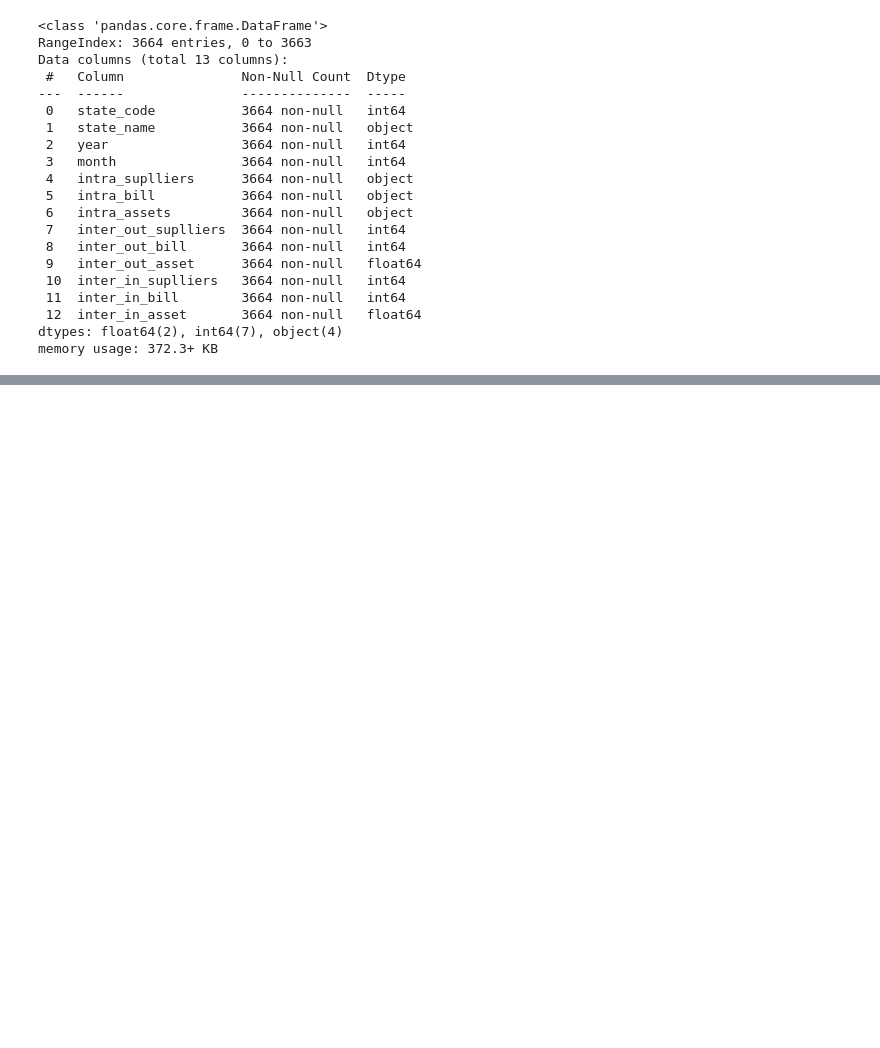
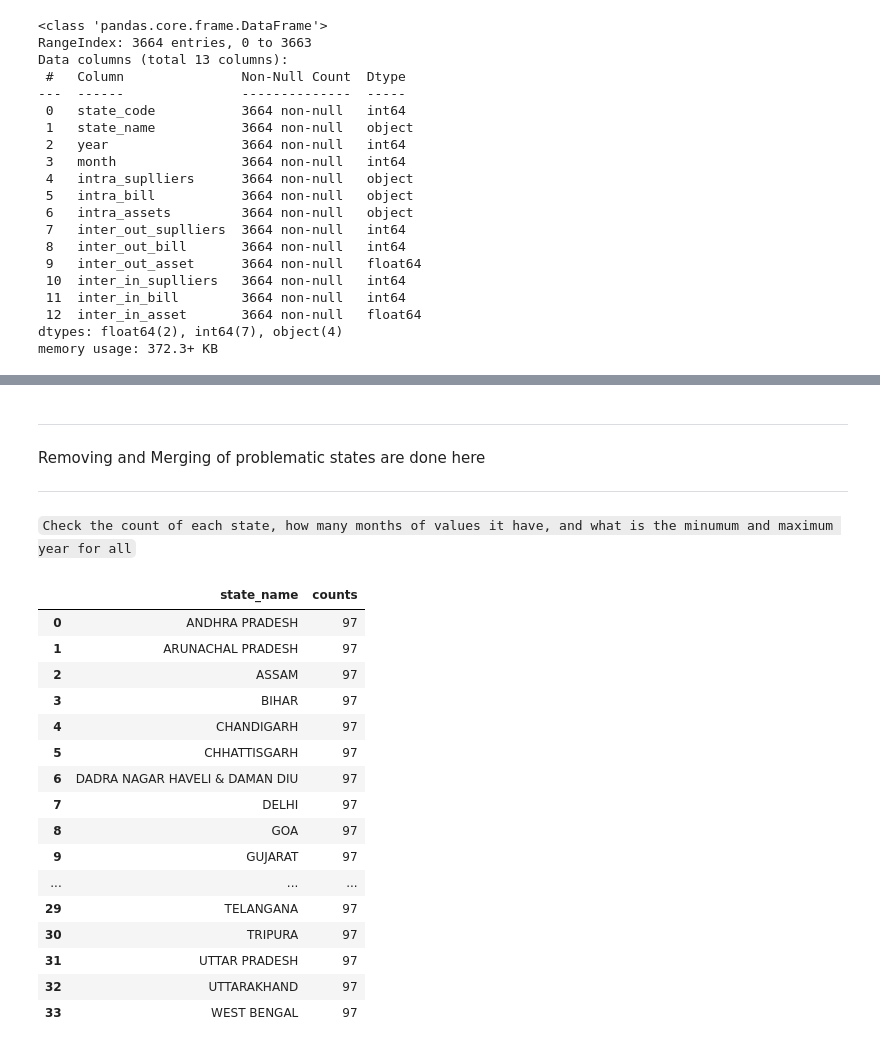
Before and after one commit to IamRaNo/the_distribution_hub_optimizer, a Jupyter notebook: notebooks/00_standardization.ipynb, the cells around one changed output, grey strips where cells are left out. Saved outputs shown, nothing was run; the diff lists cells and outputs as text; code cells hidden in the pictures; blank space fills up the shorter version.

```diff
--- a/notebooks/00_standardization.ipynb
+++ b/notebooks/00_standardization.ipynb
@@ -115,0 +249,27 @@ bill.select_dtypes(include='number').agg(['mean', 'median', 'std', 'min', 'max']
+# %% [markdown]
+---
+Removing and Merging of problematic states are done here
+
+---
+# %% [markdown]
+`Check the count of each state, how many months of values it have, and what is the minumum and maximum year for all`
+# %%
+bill.groupby('state_name')['month'].count().reset_index(name = 'counts')
+# %% [output]
+|  | state_name | counts |
+| 0 | ANDHRA PRADESH | 97 |
+| 1 | ARUNACHAL PRADESH | 97 |
+| 2 | ASSAM | 97 |
+| 3 | BIHAR | 97 |
+| 4 | CHANDIGARH | 97 |
+| 5 | CHHATTISGARH | 97 |
+| 6 | DADRA NAGAR HAVELI & DAMAN DIU | 97 |
+| 7 | DELHI | 97 |
+| 8 | GOA | 97 |
+| 9 | GUJARAT | 97 |
+| ... | ... | ... |
+| 29 | TELANGANA | 97 |
+| 30 | TRIPURA | 97 |
+| 31 | UTTAR PRADESH | 97 |
+| 32 | UTTARAKHAND | 97 |
+| 33 | WEST BENGAL | 97 |
```
Also changed, not shown: parts of 29 cells of this notebook.
